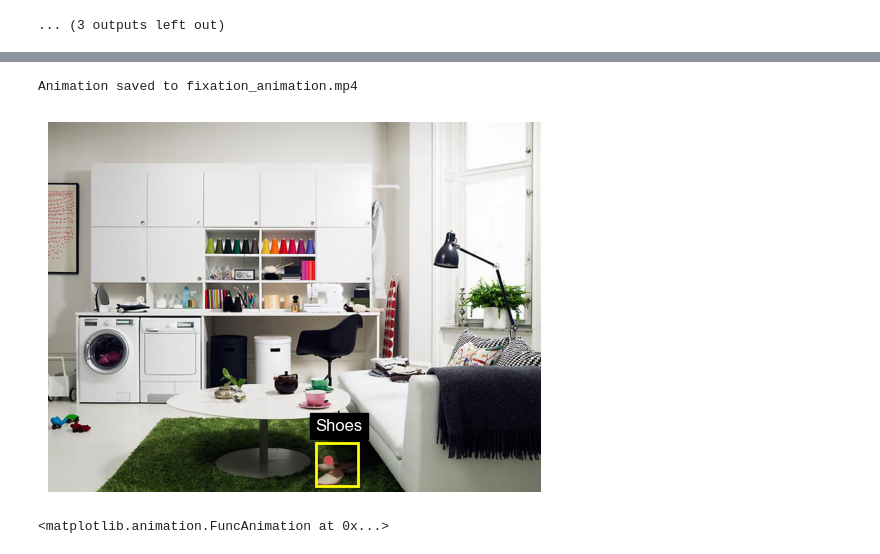
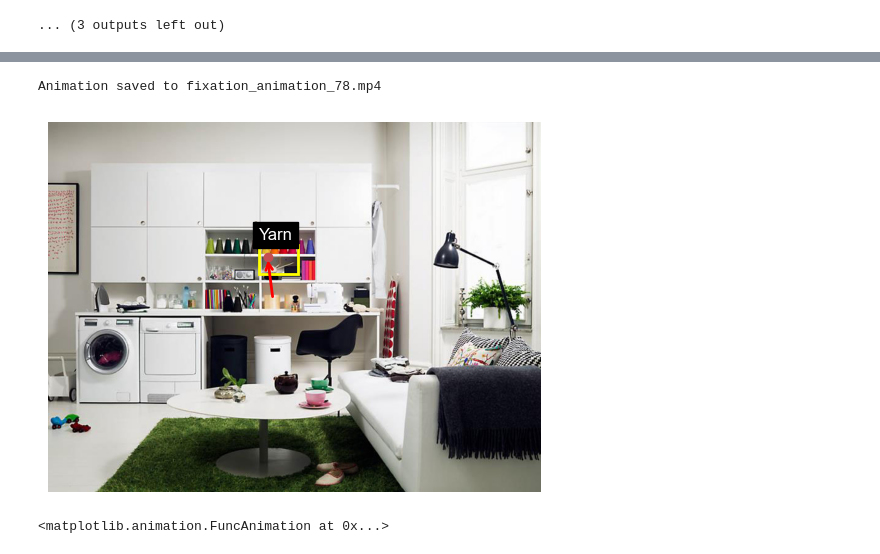
Before and after one commit to catarina-moreira/human_patterns_exploration, a Jupyter notebook: [0]_Data_Analysis.ipynb, the cells around one changed output, grey strips where cells are left out. Saved outputs shown, nothing was run; the diff lists cells and outputs as text; code cells hidden in the pictures.

Commit message:
outputs added

```diff
--- a/[0]_Data_Analysis.ipynb
+++ b/[0]_Data_Analysis.ipynb
@@ -225,6 +214,7 @@ import imageio.v2 as imageio
 from PIL import Image
 from matplotlib.animation import FuncAnimation, FFMpegWriter
 import os
+
 
 def animate_fixations(csv_path, participant_id, output_path):
     # Load the dataset
@@ -263,6 +253,7 @@ def animate_fixations(csv_path, participant_id, output_path):
     bbox_patch = patches.Rectangle((0, 0), 0, 0, linewidth=2, edgecolor='yellow', facecolor='none')
     ax.add_patch(bbox_patch)
     label_text = ax.text(10, 10, '', fontsize=12, color='white', backgroundcolor='black')
+    arrow = ax.annotate("", xy=(0, 0), xytext=(0, 0), arrowprops=dict(arrowstyle='->', color='red', lw=2))
 
     def update(frame):
         if frame >= len(df_participant):
@@ -279,39 +270,47 @@ def animate_fixations(csv_path, participant_id, output_path):
             return []
 
         # Update fixation dot
         fixation_dot.set_data([x], [y])  # Ensuring sequence format
 
         # Update bounding box
         bbox_patch.set_xy((xmin, ymin))
         bbox_patch.set_width(xmax - xmin)
         bbox_patch.set_height(ymax - ymin)
 
         # Update label text
         label_text.set_text(row['best_label'])
-        label_text.set_position((xmin, ymin-20))
+        label_text.set_position((xmin, ymin - 10))
 
-        return fixation_dot, bbox_patch, label_text
+        # Update arrow from previous fixation to the current one
+        if frame > 0:
+            prev_row = df_participant.iloc[frame - 1]
+            prev_x, prev_y = float(prev_row['X']), float(prev_row['Y'])
+            arrow.set_position((prev_x, prev_y))
+            arrow.xy = (x, y)
 
-    ani = FuncAnimation(fig, update, frames=len(df_participant), interval=10000, repeat=False)
+        return fixation_dot, bbox_patch, label_text, arrow
+
+    ani = FuncAnimation(fig, update, frames=len(df_participant), interval=1000, repeat=False)
 
     # Save animation to MP4 with error handling
     try:
-        writer = FFMpegWriter(fps=10, metadata={"artist": "Matplotlib"})
+        writer = FFMpegWriter(fps=1, metadata={"artist": "Matplotlib"})
         ani.save(output_path, writer=writer)
         print(f"Animation saved to {output_path}")
     except Exception as e:
         print(f"Error saving animation: {e}")
 
     plt.show()
 
     return ani
 
+#
 # Example usage:
 csv_file = os.path.join(RESULTS_DIR, "masks_gaze_driven", "best_mask_labeling", "best_labels_gpt-4o_exp.csv")
-participant_id = 32
-output_video = "fixation_animation.mp4"
+participant_id = 78
+output_video = "fixation_animation_78.mp4"
 animate_fixations(csv_file, participant_id, output_video)
 # %% [output]
-Animation saved to fixation_animation.mp4
+Animation saved to fixation_animation_78.mp4
-[figure, old version]
+[figure, new version]
 <matplotlib.animation.FuncAnimation at 0x...>
```
Also changed, not shown: parts of 10 cells of this notebook, 10 other files.
